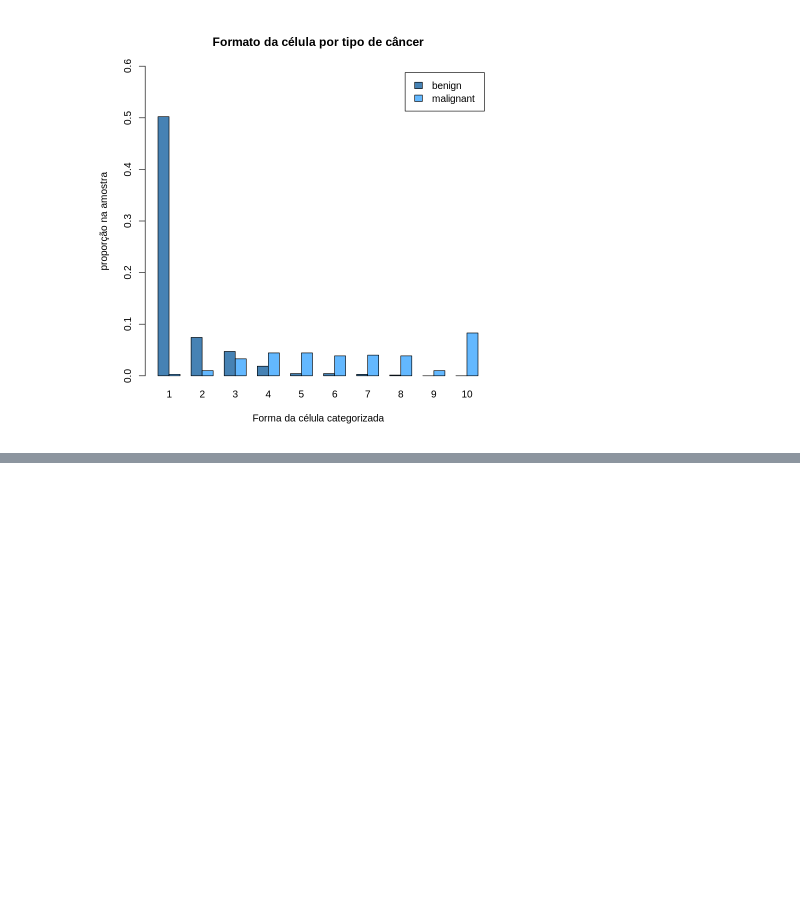
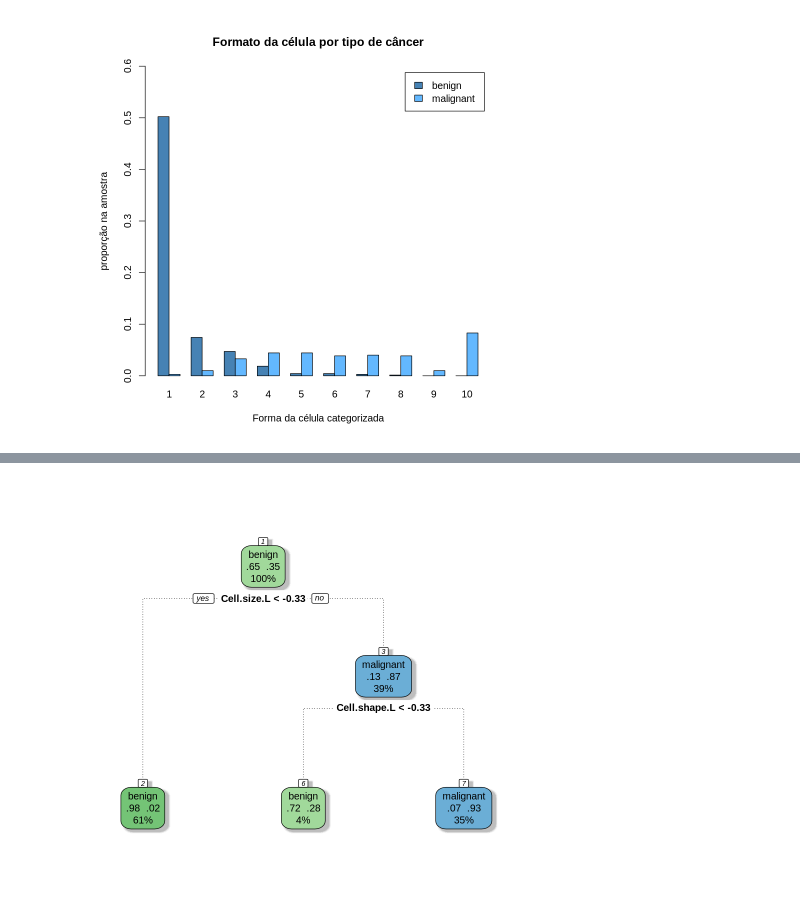
Before and after one commit to barbosa-loha/Estatistica, a Jupyter notebook: Classificação.ipynb, the cells around one changed output, grey strips where cells are left out. Drawn from its saved outputs; the diff is of its cells as text; code cells hidden in the pictures; blank space fills up the shorter version.

```diff
--- a/Classificação.ipynb
+++ b/Classificação.ipynb
@@ -110,0 +165,14 @@ barplot(prop.table(table4),
+# %%
+dados <- na.omit(BreastCancer)
+# %%
+set.seed(1234)
+data_index <- createDataPartition(dados$Class, p=0.7, list = FALSE)
+train_data <- dados[data_index, -1]
+test_data <- dados[-data_index, -1]
+
+## Applying learning models
+fitControl <- trainControl(method="cv",
+                           number = 5,
+                           preProcOptions = list(thresh = 0.99), # threshold for pca preprocess
+                           classProbs = TRUE,
+                           summaryFunction = twoClassSummary)
@@ -110,0 +183,4 @@ barplot(prop.table(table4),
+# %%
+set.seed(1)
+cart_model <- train(Class ~ ., train_data, method="rpart")
+cart_model
@@ -110,0 +206,4 @@ barplot(prop.table(table4),
+# %%
+fancyRpartPlot(cart_model$finalModel, sub="")
+# %% [output]
+[figure, added]
```
Also changed, not shown: parts of 23 cells of this notebook.
